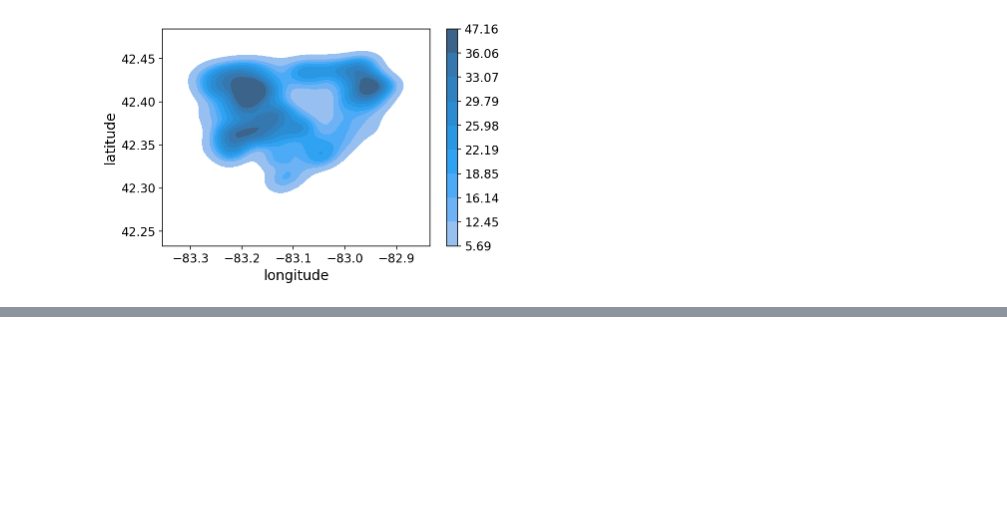
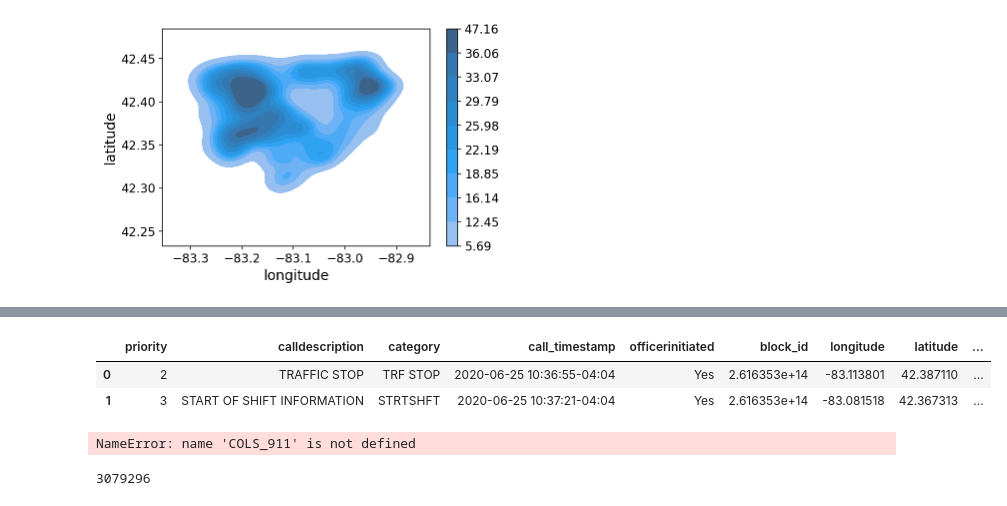
Before and after one commit to ahakso/detroit, a Jupyter notebook: response_911.ipynb, the cells around one changed output, grey strips where cells are left out. Drawn from its saved outputs; the diff is of its cells as text; code cells hidden in the pictures; blank space fills up the shorter version.

```diff
--- a/response_911.ipynb
+++ b/response_911.ipynb
@@ -152,0 +206,6 @@ call.plot()
+# %%
+gpd.GeoDataFrame(csv.head(2),geometry=gpd.points_from_xy(csv.head(2).longitude,csv.head(2).latitude),crs='epsg:4326')
+# %% [output]
+|  | priority | calldescription | category | call_timestamp | officerinitiated | block_id | longitude | latitude | ... |
+| 0 | 2 | TRAFFIC STOP | TRF STOP | 2020-06-25 10:36:55-04:04 | Yes | 2.616353e+14 | -83.113801 | 42.387110 | ... |
+| 1 | 3 | START OF SHIFT INFORMATION | STRTSHFT | 2020-06-25 10:37:21-04:04 | Yes | 2.616353e+14 | -83.081518 | 42.367313 | ... |
@@ -152,0 +214,15 @@ call.plot()
+# %%
+csv = pd.read_csv(
+    "calls_for_service_from_jimmy.csv",
+    nrows=1000,
+    usecols=COLS_911,
+    parse_dates=["call_timestamp"],
+#     chunksize=1e4,
+    dtype=dict(zip(COLS_911, TYPES_911)),
+)
+# %% [output]
+NameError: name 'COLS_911' is not defined
+# %%
+csv.oid.min()
+# %% [output]
+3079296
```
Also changed, not shown: parts of 10 cells of this notebook, 6 other files.
